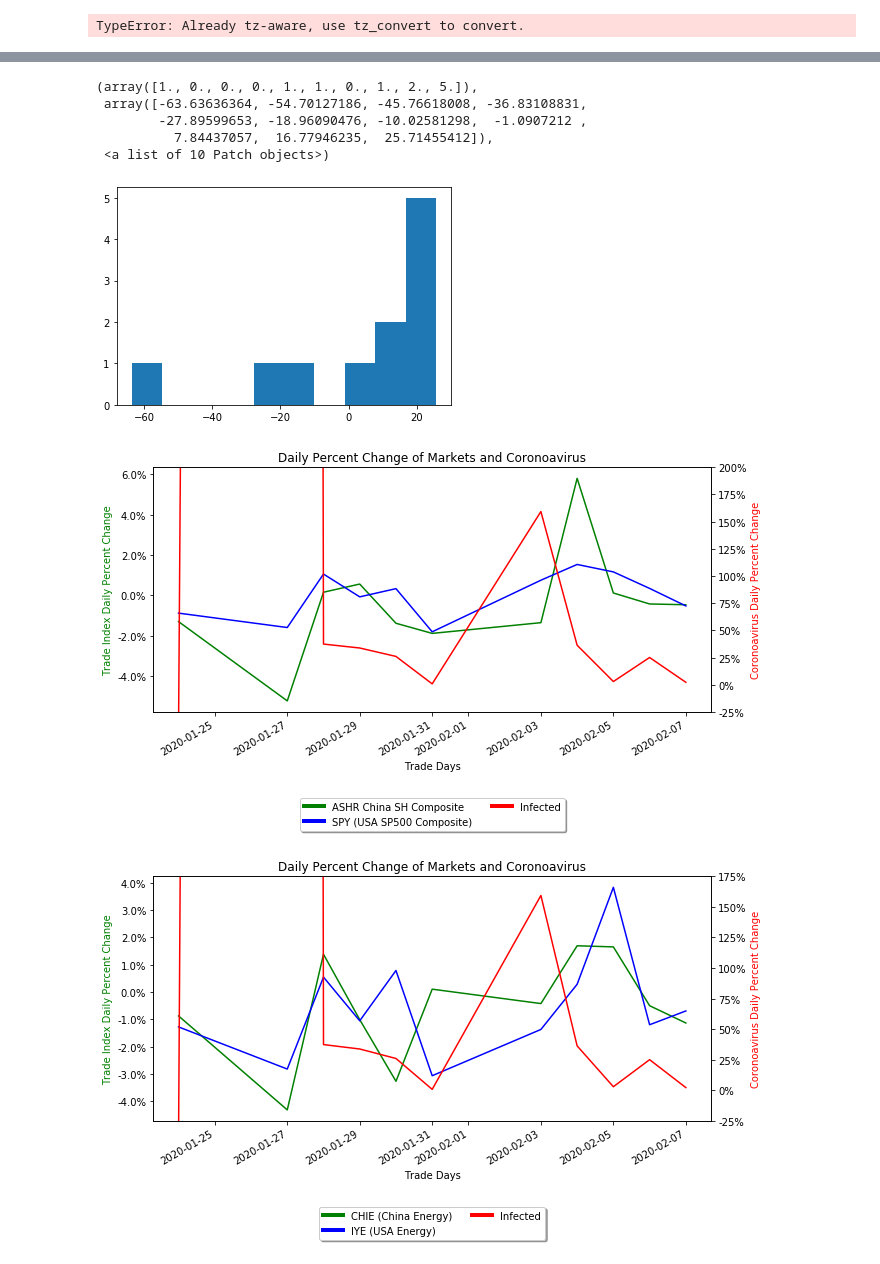
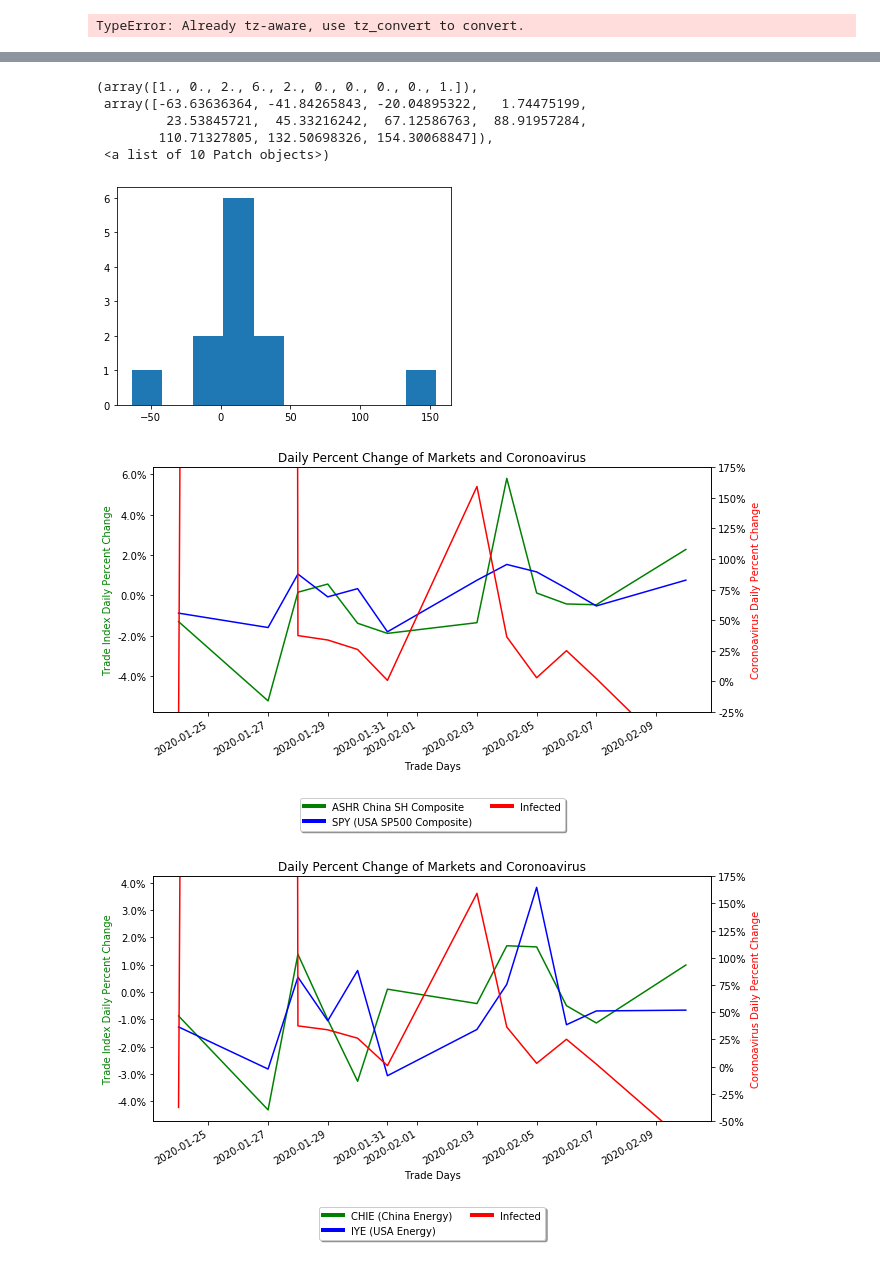
Before and after one commit to sselvakularanjan/FinTech-Project-1, a Jupyter notebook: jjp_CV_correlations.ipynb, the cells around one changed output, grey strips where cells are left out. Cells and saved outputs as stored; diff of their text form; code cells hidden in the pictures.

```diff
--- a/jjp_CV_correlations.ipynb
+++ b/jjp_CV_correlations.ipynb
@@ -430,7 +430,7 @@ client = TiingoClient()
 # %%
 # Create Start and End Dates for 1 Year's Worth of Historical Data
 end = datetime.now()
-start = end + timedelta(-30)
+start = end + timedelta(-252)
 # %%
 # Create DataFrames for China
 china_ticker_df = client.get_dataframe(['ASHR','CQQQ', 'CHIE', 'CHIM', 'KURE', 'CHIS'],
@@ -665,12 +665,12 @@ plt.hist(df_all_data_pct_chg['ASHR (China SH Composite)'])
 # %%
 plt.hist(df_all_data_pct_chg['recovered_ratio'])
 # %% [output]
-(array([1., 0., 0., 0., 1., 1., 0., 1., 2., 5.]),
- array([-63.63636364, -54.70127186, -45.76618008, -36.83108831,
-        -27.89599653, -18.96090476, -10.02581298,  -1.0907212 ,
-          7.84437057,  16.77946235,  25.71455412]),
+(array([1., 0., 2., 6., 2., 0., 0., 0., 0., 1.]),
+ array([-63.63636364, -41.84265843, -20.04895322,   1.74475199,
+         23.53845721,  45.33216242,  67.12586763,  88.91957284,
+        110.71327805, 132.50698326, 154.30068847]),
  <a list of 10 Patch objects>)
-[figure, old version]
+[figure, new version]
 # %%
 #created a double y axis chart to show percentage changes of market versus coronovirus
 #looked for help on: https://stackoverflow.com/questions/14762181/adding-a-y-axis-label-to-secondary-y-axis-in-matplotlib/14762601
@@ -709,7 +709,7 @@ ax1.legend(custom_lines, ['ASHR China SH Composite', 'SPY (USA SP500 Composite)'
 
 plt.show()
 # %% [output]
-[figure, old version]
+[figure, new version]
 # %%
 #created a double y axis chart to show percentage changes of market versus coronovirus
 #looked for help on: https://stackoverflow.com/questions/14762181/adding-a-y-axis-label-to-secondary-y-axis-in-matplotlib/14762601
@@ -720,35 +720,35 @@ y1 = df_all_data_pct_chg['CHIE (China Energy)']
 y2 = df_all_data_pct_chg['IYE (USA Energy)']
 y3 = df_all_data_pct_chg['Infected']
 
 fig, ax1 = plt.subplots(figsize=(10,5))
 
 ax2 = ax1.twinx()
 ax1.plot(x, y1, 'g-', y2, 'b-')
 ax2.plot(x, y3, 'r-')
 
 ax1.set_title('Daily Percent Change of Markets and Coronoavirus')
 ax1.set_xlabel('Trade Days')
 ax1.set_ylabel('Trade Index Daily Percent Change', color='g')
 ax2.set_ylabel('Coronoavirus Daily Percent Change', color='r')
 
-ax2.set_ylim(-25, 175)
+ax2.set_ylim(-50, 175)
 
 fig.autofmt_xdate()
 
 ax1.yaxis.set_major_formatter(mtick.PercentFormatter())
 ax2.yaxis.set_major_formatter(mtick.PercentFormatter())
 
 #looked up how to create custom legend: https://matplotlib.org/3.1.1/gallery/text_labels_and_annotations/custom_legends.html
 #looked up how to lock legend out of chart: https://pythonspot.com/matplotlib-legend/
 from matplotlib.lines import Line2D
 custom_lines = [Line2D([0], [0], color='g', lw=4),
                 Line2D([0], [0], color='b', lw=4),
                 Line2D([0], [0], color='r', lw=4)]
 ax1.legend(custom_lines, ['CHIE (China Energy)', 'IYE (USA Energy)', 'Infected'], loc='upper center', bbox_to_anchor=(0.5, -.33),shadow=True, ncol=2)
 
 plt.show()
 # %% [output]
-[figure, old version]
+[figure, new version]
 # %%
 #created a double y axis chart to show percentage changes of market versus coronovirus
 #looked for help on: https://stackoverflow.com/questions/14762181/adding-a-y-axis-label-to-secondary-y-axis-in-matplotlib/14762601
```
Also changed, not shown: parts of 42 cells of this notebook.
